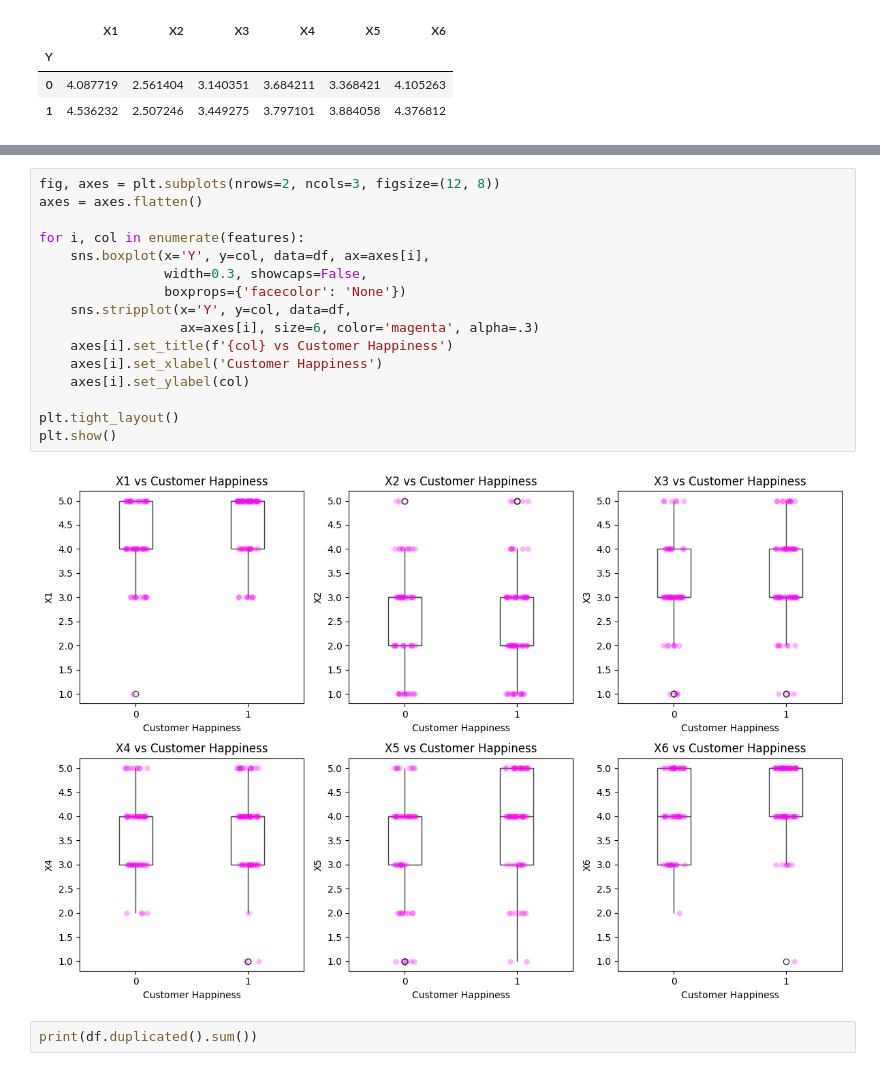
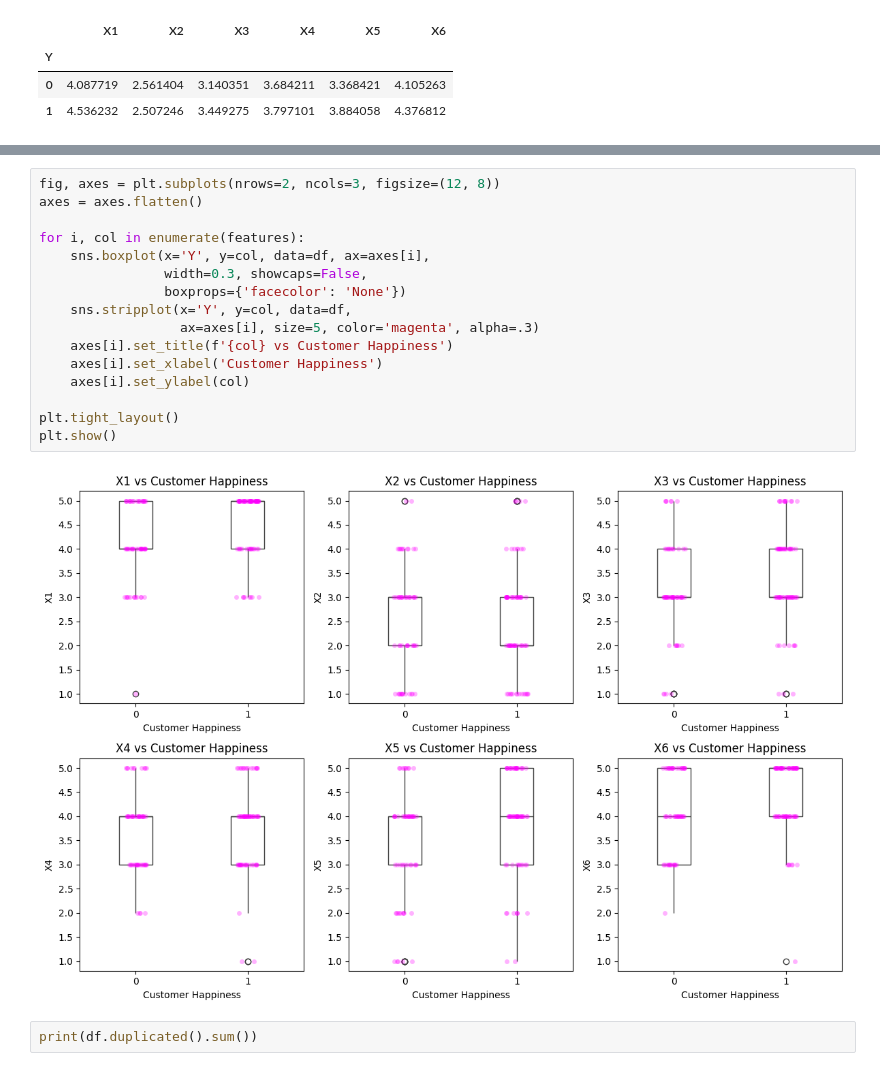
Before and after one commit to FederCO23/LZQxEzGjrpgnXu10, a Jupyter notebook: HappyCustomers.ipynb, the cells around one changed output, grey strips where cells are left out. Cells and saved outputs as stored; diff of their text form.

```diff
--- a/HappyCustomers.ipynb
+++ b/HappyCustomers.ipynb
@@ -86,21 +127,21 @@ df.groupby('Y').mean()
 # %%
 fig, axes = plt.subplots(nrows=2, ncols=3, figsize=(12, 8))
 axes = axes.flatten()
 
 for i, col in enumerate(features):
     sns.boxplot(x='Y', y=col, data=df, ax=axes[i],
                 width=0.3, showcaps=False,
                 boxprops={'facecolor': 'None'})
     sns.stripplot(x='Y', y=col, data=df,
-                  ax=axes[i], size=6, color='magenta', alpha=.3)
+                  ax=axes[i], size=5, color='magenta', alpha=.3)
     axes[i].set_title(f'{col} vs Customer Happiness')
     axes[i].set_xlabel('Customer Happiness')
     axes[i].set_ylabel(col)
 
 plt.tight_layout()
 plt.show()
 # %% [output]
-[figure, old version]
+[figure, new version]
 # %%
 print(df.duplicated().sum())
 # %% [output]
```
Also changed, not shown: parts of 31 cells of this notebook.
